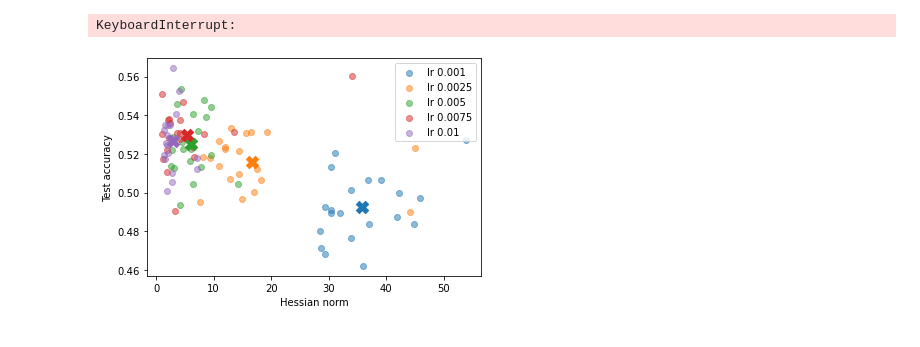
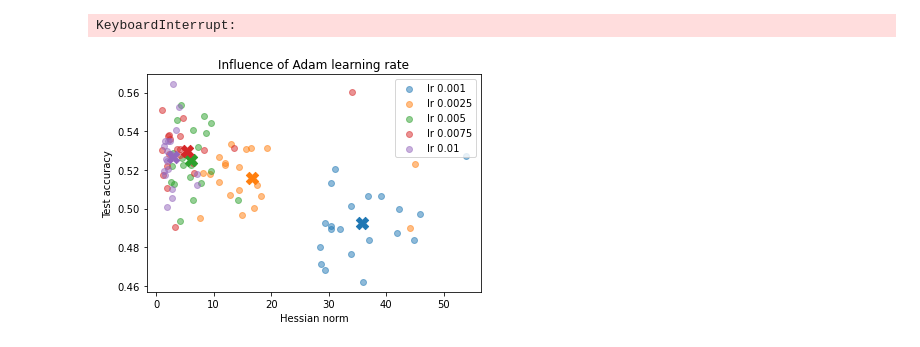
Before and after one commit to xiaotiansu/OptML_SB, a Jupyter notebook: test_adam_lr.ipynb, the cells around one changed output. Drawn from its saved outputs; the diff is of its cells as text; code cells hidden in the pictures.

```diff
--- a/test_adam_lr.ipynb
+++ b/test_adam_lr.ipynb
@@ -236,30 +236,31 @@ KeyboardInterrupt:
 # %%
 hessians_lr = np.load("experiment_results/hessians_lr.npy", allow_pickle=True)
 stats_data_lr = np.load("experiment_results/stats_data_lr.npy", allow_pickle=True)
 
 labels_lr = ["lr 0.001", "lr 0.0025", "lr 0.005", "lr 0.0075", "lr 0.01", "lr 0.05"]
 hessian_mean = []
 test_acc_mean = []
 for lr_index in range(len(labels_lr)-1):
     hessian_list = []
     test_acc_list = []
     for ii, stat in enumerate(stats_data_lr[lr_index]):
         if type(stat) == str:
             continue
         if (stat[0]<3000 or stat[1]<=0.0015):
             test_acc_list.append(stat[-1])
             hessian_list.append(hessians_lr[lr_index,ii])
     plt.scatter(hessian_list,test_acc_list,label = labels_lr[lr_index],alpha = 0.5)
     hessian_mean.append(np.mean(hessian_list))
     test_acc_mean.append(np.mean(test_acc_list))
 
 plt.gca().set_prop_cycle(None)
 for lr_index in range(len(labels_lr)-1):
     plt.scatter(hessian_mean[lr_index], test_acc_mean[lr_index], marker ="X",s = 150)
 #plt.legend(bbox_to_anchor=(1, 1))
 plt.legend()
 plt.xlabel('Hessian norm')
 plt.ylabel('Test accuracy')
+plt.title('Influence of Adam learning rate')
 plt.savefig("figures/lr.png",dpi=200,bbox_inches='tight')
 # %% [output]
-[figure, old version]
+[figure, new version]
```
Also changed, not shown: 9 other files.
